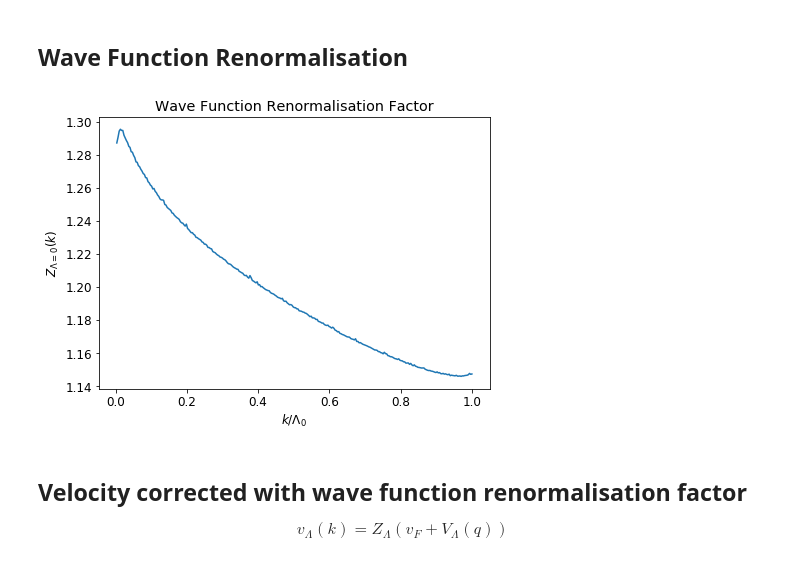
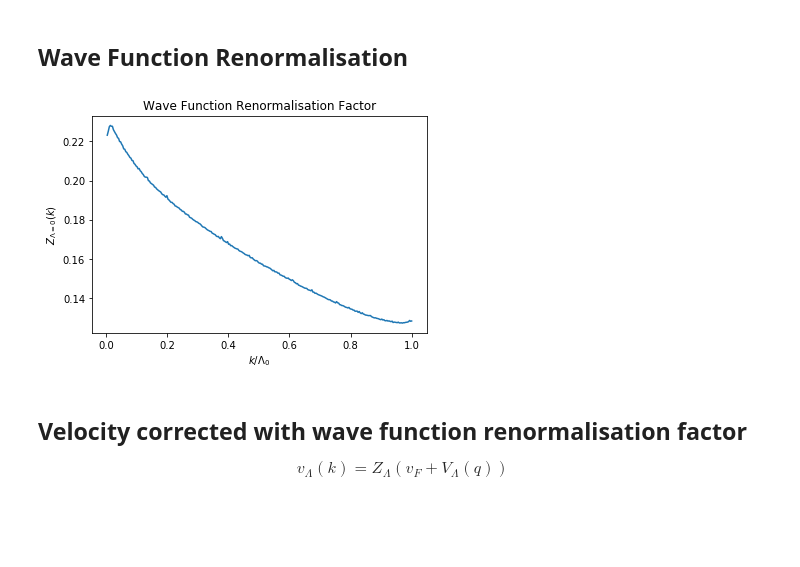
Before and after one commit to biplab37/Code_Thesis, a Jupyter notebook: pole/pole_correction_plots.ipynb, the cells around one changed output. Drawn from its saved outputs; the diff is of its cells as text; code cells hidden in the pictures; blank space fills up the shorter version.

```diff
--- a/pole/pole_correction_plots.ipynb
+++ b/pole/pole_correction_plots.ipynb
@@ -56,13 +56,13 @@ plt.savefig('image/pole_approximation_correction.pdf',transparent=False)
 # %%
 wavefunc = pd.read_csv("/home/biplab/Desktop/Code/fortran/pole/wavefunc.dat",names=('momentum','wavefunc'),delim_whitespace=True,dtype='float64')
 # %%
-plt.plot(wavefunc['momentum'],1.0/(1-wavefunc['wavefunc']))
+plt.plot(wavefunc['momentum'],wavefunc['wavefunc'])
 plt.xlabel(r'$k/\Lambda_0$')
 plt.ylabel(r'$Z_{\Lambda = 0}(k)$')
 plt.title('Wave Function Renormalisation Factor')
 plt.savefig('image/pole_approximation_wavefunction.pdf',transparent=False)
 # %% [output]
-[figure, old version]
+[figure, new version]
 # %% [markdown]
 ## Velocity corrected with wave function renormalisation factor
 
```
Also changed, not shown: 25 other files.
